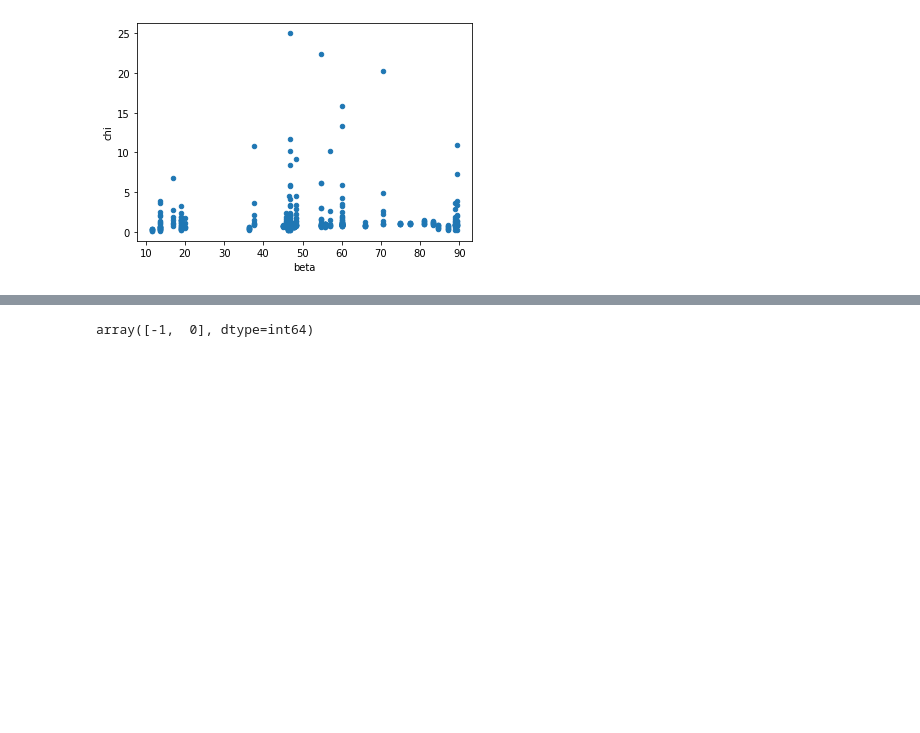
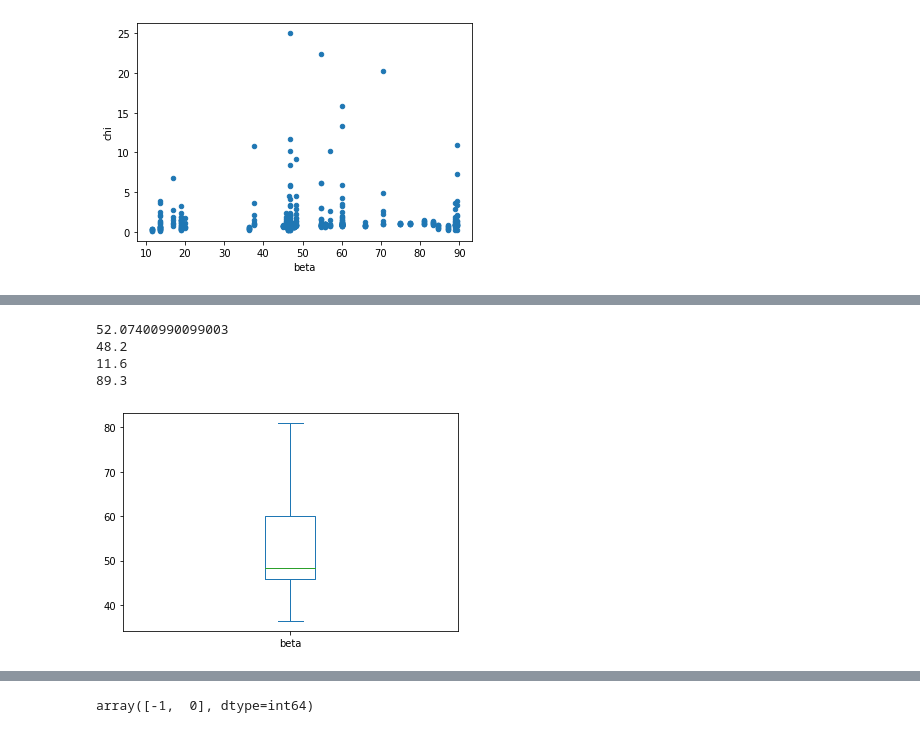
Before and after one commit to thejeffreyli/chi_rate_constant, a Jupyter notebook: nb/JN Day 01 - Visualizing Chi Data, Finding Patterns 06132022.ipynb, the cells around one changed output, grey strips where cells are left out. Drawn from its saved outputs; the diff is of its cells as text; code cells hidden in the pictures; blank space fills up the shorter version.

```diff
--- a/Notebook Day 01 - Visualizing Chi Data, Finding Patterns 06132022.ipynb
+++ b/nb/JN Day 01 - Visualizing Chi Data, Finding Patterns 06132022.ipynb
@@ -56,0 +93,12 @@ scatter1 = df.plot.scatter(x='beta', y='chi')
+# %%
+df["beta"].plot.box(showfliers=False)
+print(df["beta"].mean())
+print(df["beta"].median())
+print(df["beta"].min())
+print(df["beta"].max())
+# %% [output]
+52.07400990099003
+48.2
+11.6
+89.3
+[figure, added]
```
Also changed, not shown: parts of 4 cells of this notebook, 12 other files.
